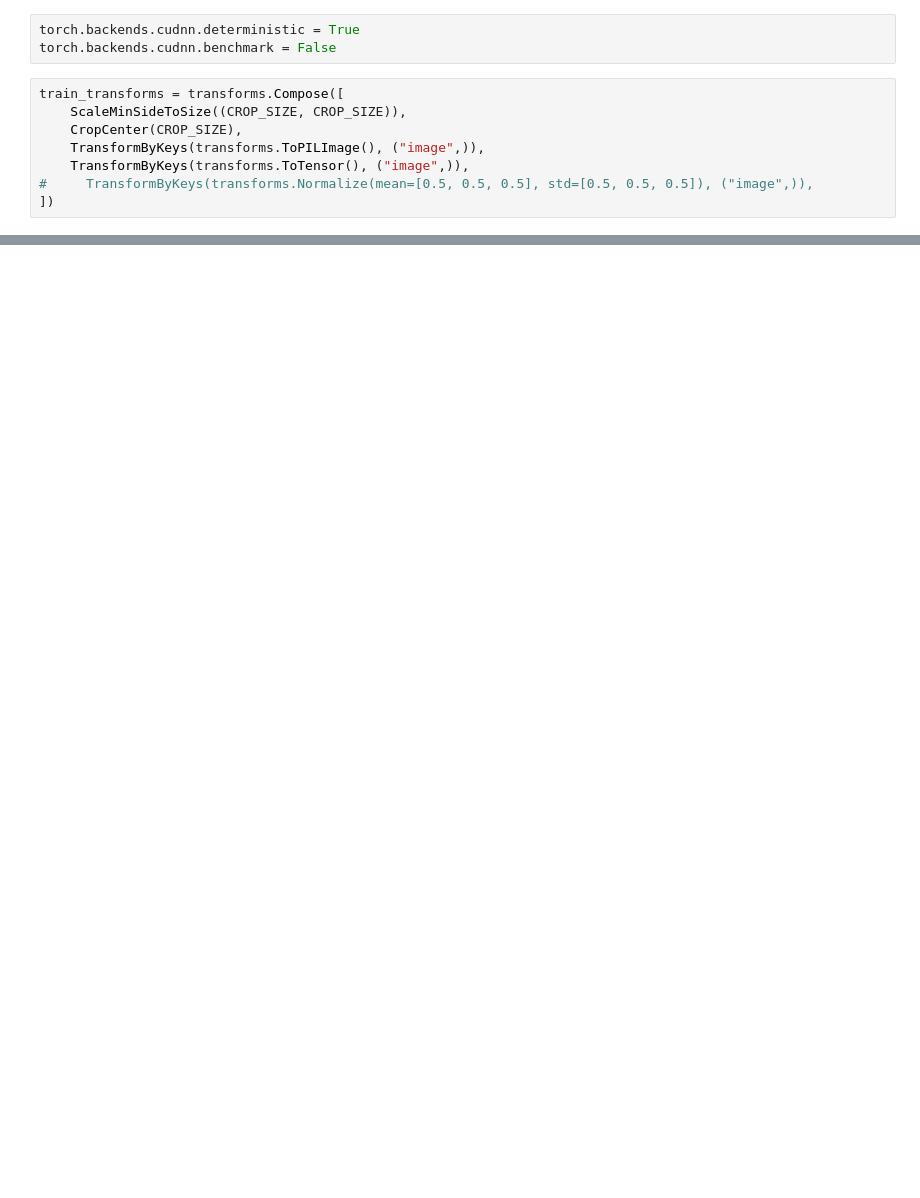
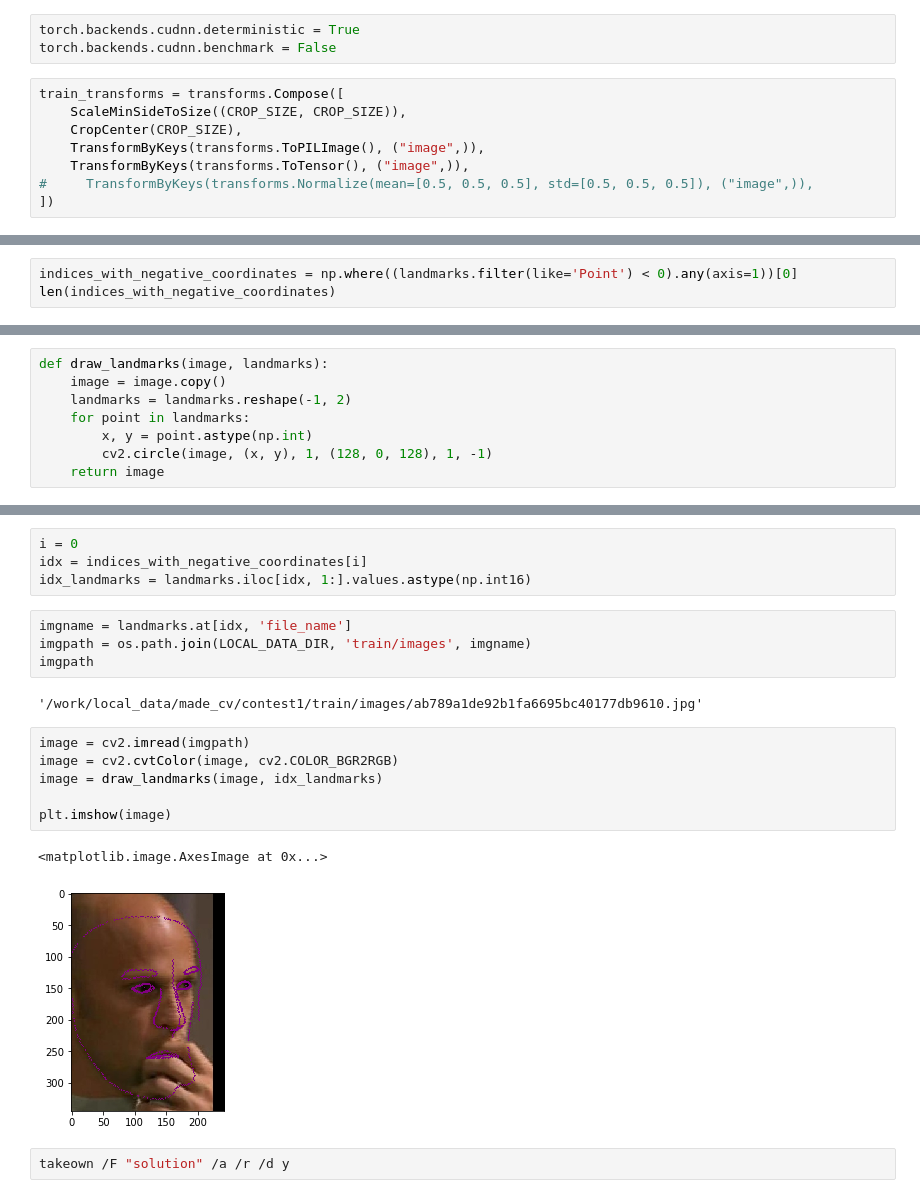
Before and after one commit to Antimortine/made_cv, a Jupyter notebook: contest1/solution/EDA.ipynb, the cells around one changed output, grey strips where cells are left out. Saved outputs shown, nothing was run; the diff lists cells and outputs as text; blank space fills up the shorter version.

```diff
--- a/contest1/solution/EDA.ipynb
+++ b/contest1/solution/EDA.ipynb
@@ -70,0 +110,3 @@ tensor([0.4782, 0.3758, 0.3277]) tensor([0.3077, 0.2652, 0.2521])
+# %%
+indices_with_negative_coordinates = np.where((landmarks.filter(like='Point') < 0).any(axis=1))[0]
+len(indices_with_negative_coordinates)
@@ -70,0 +115,8 @@ tensor([0.4782, 0.3758, 0.3277]) tensor([0.3077, 0.2652, 0.2521])
+# %%
+def draw_landmarks(image, landmarks):
+    image = image.copy()
+    landmarks = landmarks.reshape(-1, 2)
+    for point in landmarks:
+        x, y = point.astype(np.int)
+        cv2.circle(image, (x, y), 1, (128, 0, 128), 1, -1)
+    return image
@@ -70,0 +132,21 @@ tensor([0.4782, 0.3758, 0.3277]) tensor([0.3077, 0.2652, 0.2521])
+# %%
+i = 0
+idx = indices_with_negative_coordinates[i]
+idx_landmarks = landmarks.iloc[idx, 1:].values.astype(np.int16)
+# %%
+imgname = landmarks.at[idx, 'file_name']
+imgpath = os.path.join(LOCAL_DATA_DIR, 'train/images', imgname)
+imgpath
+# %% [output]
+'/work/local_data/made_cv/contest1/train/images/ab789a1de92b1fa6695bc40177db9610.jpg'
+# %%
+image = cv2.imread(imgpath)
+image = cv2.cvtColor(image, cv2.COLOR_BGR2RGB)
+image = draw_landmarks(image, idx_landmarks)
+
+plt.imshow(image)
+# %% [output]
+<matplotlib.image.AxesImage at 0x...>
+[figure, added]
+# %%
+takeown /F "solution" /a /r /d y
```
Also changed, not shown: parts of 12 cells of this notebook, 2 other files.
